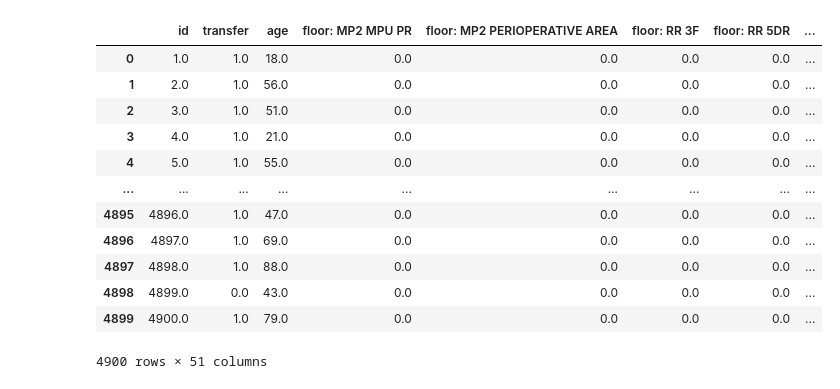
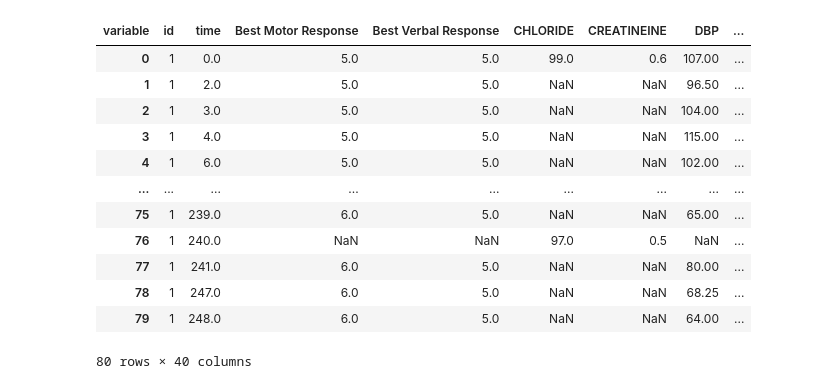
Before and after one commit to vanderschaarlab/synthcity, a Jupyter notebook: tutorials/experiments/time_series/datasets/ward.ipynb, the cells around one changed output. Saved outputs shown, nothing was run; the diff lists cells and outputs as text; code cells hidden in the pictures.

```diff
--- a/tutorials/experiments/time_series/datasets/ward.ipynb
+++ b/tutorials/experiments/time_series/datasets/ward.ipynb
@@ -11,19 +11,3 @@ train_temporal = pd.read_csv(base_path / "ward_temporal_train_data_eav.csv.gz")
 
 test_static = pd.read_csv(base_path / "ward_static_test_data.csv.gz")
 test_temporal = pd.read_csv(base_path / "ward_temporal_test_data_eav.csv.gz")
-
-train_static
-# %% [output]
-|  | id | transfer | age | floor: MP2 MPU PR | floor: MP2 PERIOPERATIVE AREA | floor: RR 3F | floor: RR 5DR | ... |
-| 0 | 1.0 | 1.0 | 18.0 | 0.0 | 0.0 | 0.0 | 0.0 | ... |
-| 1 | 2.0 | 1.0 | 56.0 | 0.0 | 0.0 | 0.0 | 0.0 | ... |
-| 2 | 3.0 | 1.0 | 51.0 | 0.0 | 0.0 | 0.0 | 0.0 | ... |
-| 3 | 4.0 | 1.0 | 21.0 | 0.0 | 0.0 | 0.0 | 0.0 | ... |
-| 4 | 5.0 | 1.0 | 55.0 | 0.0 | 0.0 | 0.0 | 0.0 | ... |
-| ... | ... | ... | ... | ... | ... | ... | ... | ... |
-| 4895 | 4896.0 | 1.0 | 47.0 | 0.0 | 0.0 | 0.0 | 0.0 | ... |
-| 4896 | 4897.0 | 1.0 | 69.0 | 0.0 | 0.0 | 0.0 | 0.0 | ... |
-| 4897 | 4898.0 | 1.0 | 88.0 | 0.0 | 0.0 | 0.0 | 0.0 | ... |
-| 4898 | 4899.0 | 0.0 | 43.0 | 0.0 | 0.0 | 0.0 | 0.0 | ... |
-| 4899 | 4900.0 | 1.0 | 79.0 | 0.0 | 0.0 | 0.0 | 0.0 | ... |
-4900 rows × 51 columns
@@ -29,0 +80,16 @@ train_static
+# %%
+train_temporal_wide[train_temporal_wide["id"] == 1]
+# %% [output]
+| variable | id | time | Best Motor Response | Best Verbal Response | CHLORIDE | CREATINEINE | DBP | ... |
+| 0 | 1 | 0.0 | 5.0 | 5.0 | 99.0 | 0.6 | 107.00 | ... |
+| 1 | 1 | 2.0 | 5.0 | 5.0 | NaN | NaN | 96.50 | ... |
+| 2 | 1 | 3.0 | 5.0 | 5.0 | NaN | NaN | 104.00 | ... |
+| 3 | 1 | 4.0 | 5.0 | 5.0 | NaN | NaN | 115.00 | ... |
+| 4 | 1 | 6.0 | 5.0 | 5.0 | NaN | NaN | 102.00 | ... |
+| ... | ... | ... | ... | ... | ... | ... | ... | ... |
+| 75 | 1 | 239.0 | 6.0 | 5.0 | NaN | NaN | 65.00 | ... |
+| 76 | 1 | 240.0 | NaN | NaN | 97.0 | 0.5 | NaN | ... |
+| 77 | 1 | 241.0 | 6.0 | 5.0 | NaN | NaN | 80.00 | ... |
+| 78 | 1 | 247.0 | 6.0 | 5.0 | NaN | NaN | 68.25 | ... |
+| 79 | 1 | 248.0 | 6.0 | 5.0 | NaN | NaN | 64.00 | ... |
+80 rows × 40 columns
```
Also changed, not shown: parts of 10 cells of this notebook, 9 other files.
